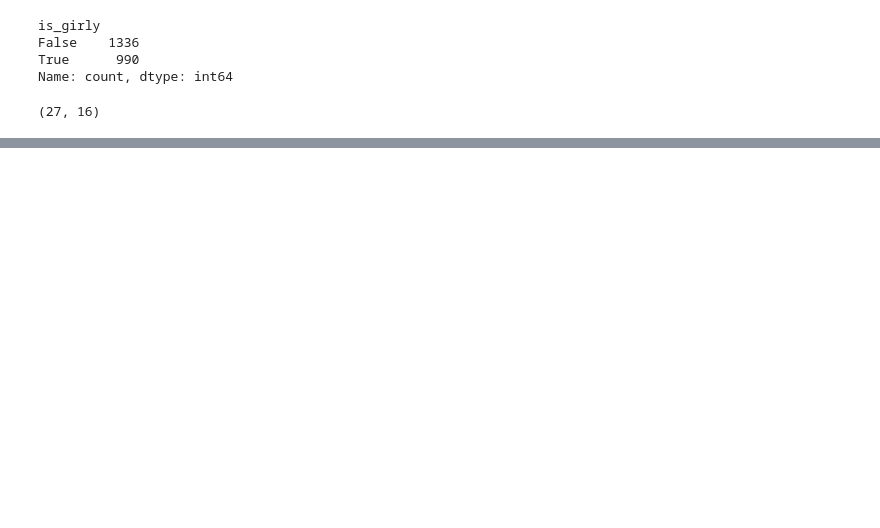
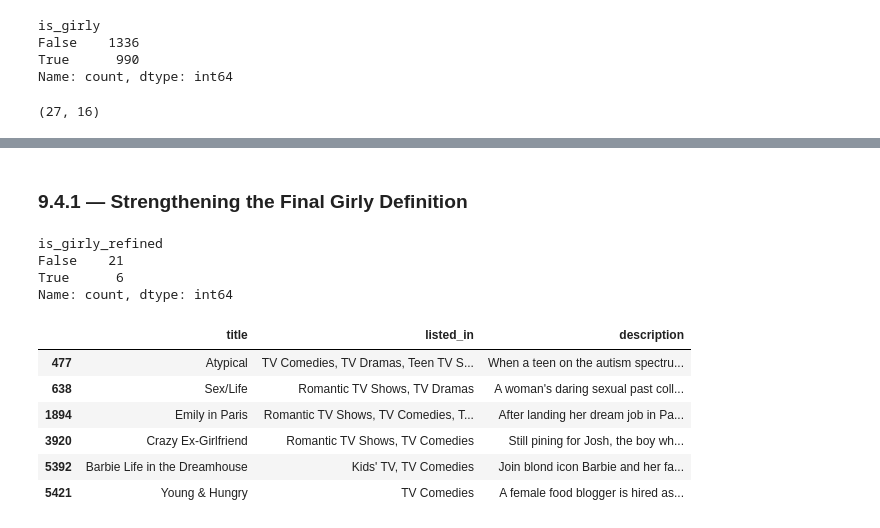
Before and after one commit to nesli10/netflix-girly-shows-analysis, a Jupyter notebook: notebooks/01_data_overview.ipynb, the cells around one changed output, grey strips where cells are left out. Saved outputs shown, nothing was run; the diff lists cells and outputs as text; code cells hidden in the pictures; blank space fills up the shorter version.

Commit message:
genreninde yeterli olmadığı görüldü ve descriptionda keyword analizi eklendi ve yapıldı.

```diff
--- a/notebooks/01_data_overview.ipynb
+++ b/notebooks/01_data_overview.ipynb
@@ -260,0 +298,9 @@ df_tv.head()
+# %%
+girly_female_led["description_lower"] = (
+    girly_female_led["description"].str.lower()
+)
+# %%
+girly_female_led["description_match"] = (
+    girly_female_led["description_lower"]
+    .apply(lambda x: any(k in x for k in girly_keywords))
+)
@@ -260,0 +323,6 @@ df_tv.head()
+# %%
+girly_female_led["is_girly_final"] = (
+    girly_female_led["description_match"] == True
+)
+
+girly_female_led["is_girly_final"].value_counts()
@@ -260,0 +345,39 @@ df_tv.head()
+# %% [markdown]
+### 9.4.1 — Strengthening the Final Girly Definition
+# %%
+female_focus_keywords = [
+    "woman", "women", "female",
+    "girl", "girls",
+    "she", "her"
+]
+
+girly_female_led["female_focus_match"] = (
+    girly_female_led["description"]
+    .str.lower()
+    .apply(lambda x: any(k in x for k in female_focus_keywords))
+)
+
+girly_female_led["is_girly_refined"] = (
+    girly_female_led["is_girly_final"] == True
+) & (
+    girly_female_led["female_focus_match"] == True
+)
+# %%
+girly_female_led["is_girly_refined"].value_counts()
+# %% [output]
+is_girly_refined
+False    21
+True      6
+Name: count, dtype: int64
+# %%
+girly_female_led[
+    girly_female_led["is_girly_refined"] == True
+][["title", "listed_in", "description"]]
+# %% [output]
+|  | title | listed_in | description |
+| 477 | Atypical | TV Comedies, TV Dramas, Teen TV S... | When a teen on the autism spectru... |
+| 638 | Sex/Life | Romantic TV Shows, TV Dramas | A woman's daring sexual past coll... |
+| 1894 | Emily in Paris | Romantic TV Shows, TV Comedies, T... | After landing her dream job in Pa... |
+| 3920 | Crazy Ex-Girlfriend | Romantic TV Shows, TV Comedies | Still pining for Josh, the boy wh... |
+| 5392 | Barbie Life in the Dreamhouse | Kids' TV, TV Comedies | Join blond icon Barbie and her fa... |
+| 5421 | Young & Hungry | TV Comedies | A female food blogger is hired as... |
```
Also changed, not shown: parts of 10 cells of this notebook.
